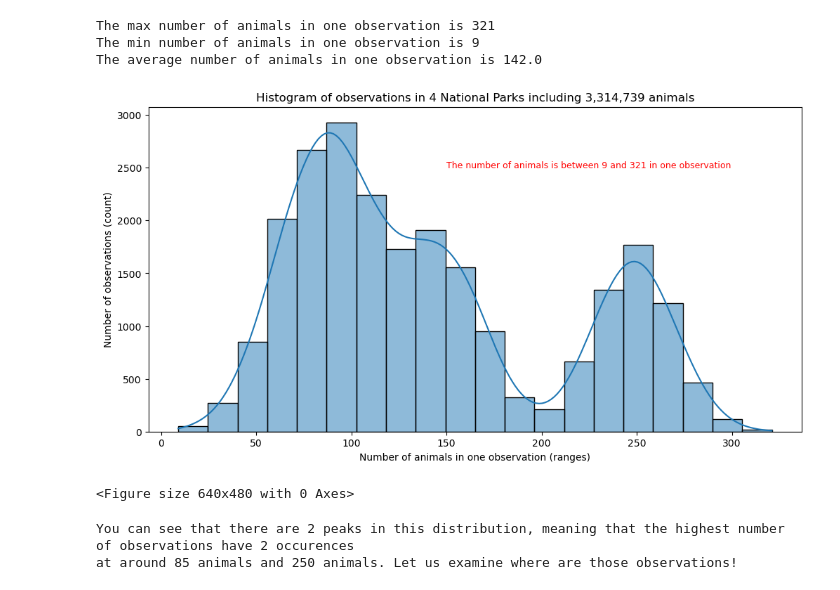
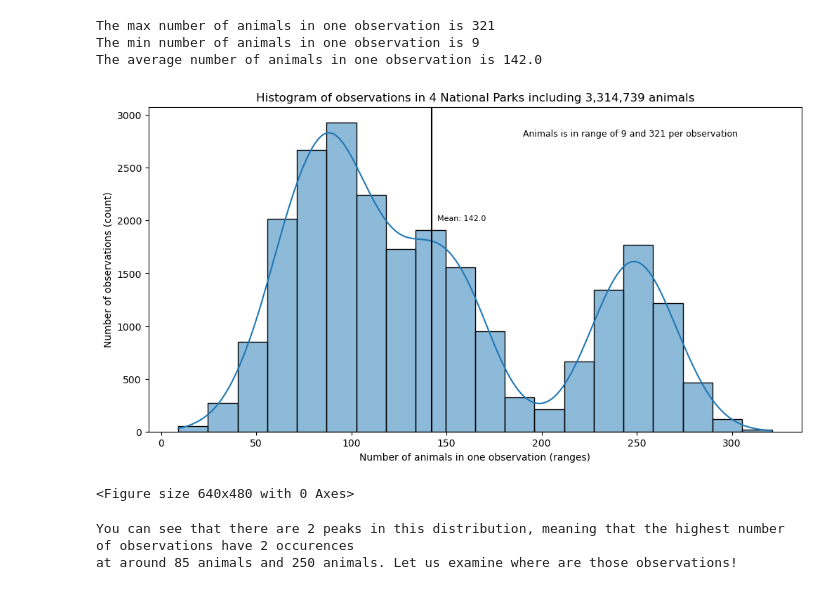
Before and after one commit to LiZoMark841619/Biodiversity_Project, a Jupyter notebook: biodiversity_starter/biodiversity.ipynb, the cells around one changed output. Saved outputs shown, nothing was run; the diff lists cells and outputs as text; code cells hidden in the pictures.

```diff
--- a/biodiversity_starter/biodiversity.ipynb
+++ b/biodiversity_starter/biodiversity.ipynb
@@ -108,16 +108,18 @@ The average number of animals in one observation is 142.0
 # %%
 plt.figure(figsize=[12, 6])
 sns.histplot(file1.observations, kde=True, bins=20)
 plt.title(f'Histogram of observations in {file1.park_name.nunique()} National Parks including {file1.observations.sum():,} animals')
 plt.xlabel('Number of animals in one observation (ranges)')
 plt.ylabel('Number of observations (count)')
-plt.text(x=150, y=2500, s=f'''The number of animals is between {file1.observations.min()} and {file1.observations.max()} in one observation''',
-fontsize=9, color='red')
+plt.text(x=190, y=2800, s=f'''Animals is in range of {file1.observations.min()} and {file1.observations.max()} per observation''',
+fontsize=9)
+plt.axvline(np.mean(file1.observations), color='black')
+plt.text(x=145, y=2000, s=f'Mean: {np.round(file1.observations.mean())}', fontsize=8)
 plt.savefig('hist_observs.png')
 plt.show()
 plt.clf()
 # %% [output]
-[figure, old version]
+[figure, new version]
 <Figure size 640x480 with 0 Axes>
 # %%
 print('''You can see that there are 2 peaks in this distribution, meaning that the highest number of observations have 2 occurences
```
Also changed, not shown: 1 other file.
